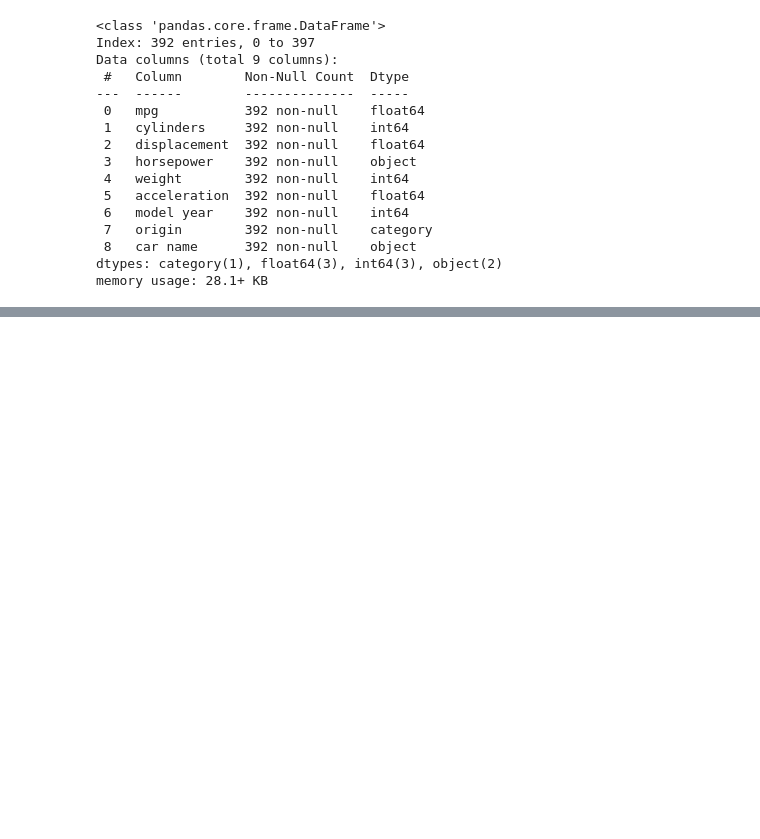
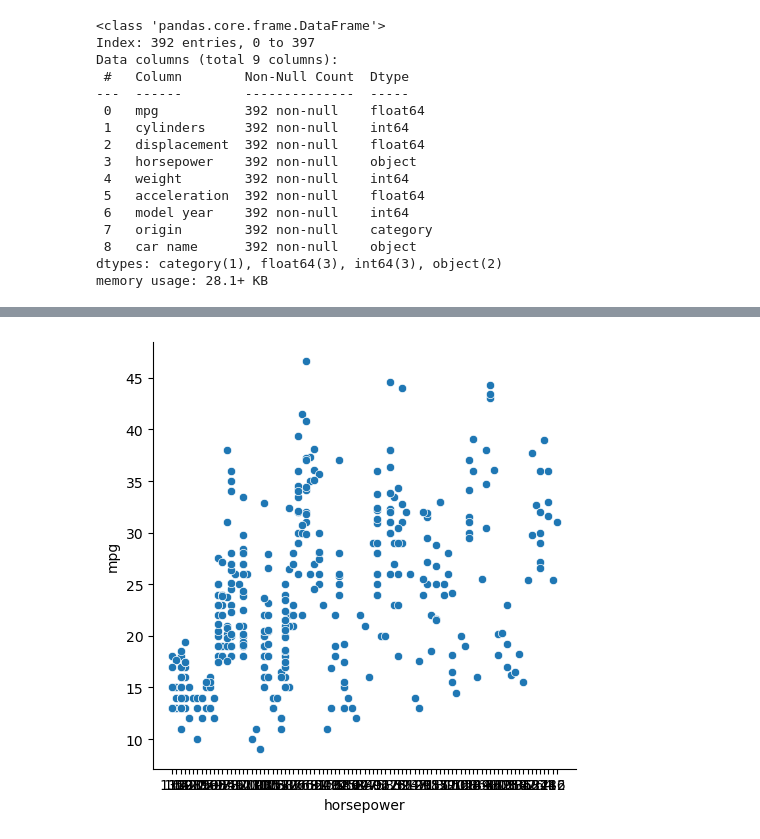
Before and after one commit to manishbhatia7/ML-Projects, a Jupyter notebook: Practice Datasets/Autompg/notebook.ipynb, the cells around one changed output, grey strips where cells are left out. Drawn from its saved outputs; the diff is of its cells as text; code cells hidden in the pictures; blank space fills up the shorter version.

Commit message:
Data Updated

```diff
--- a/Practice Datasets/Autompg/notebook.ipynb
+++ b/Practice Datasets/Autompg/notebook.ipynb
@@ -96,3 +90,8 @@ Data columns (total 9 columns):
  8   car name      392 non-null    object
 dtypes: category(1), float64(3), int64(3), object(2)
 memory usage: 28.1+ KB
+# %%
+plt.figure(figsize=(1000,1000))
+sns.relplot(x='horsepower',y='mpg',data=df,kind='scatter')
+plt.show()
+# %% [output]
@@ -98,0 +99 @@ memory usage: 28.1+ KB
+[figure, added]
```
Also changed, not shown: parts of 9 cells of this notebook.
